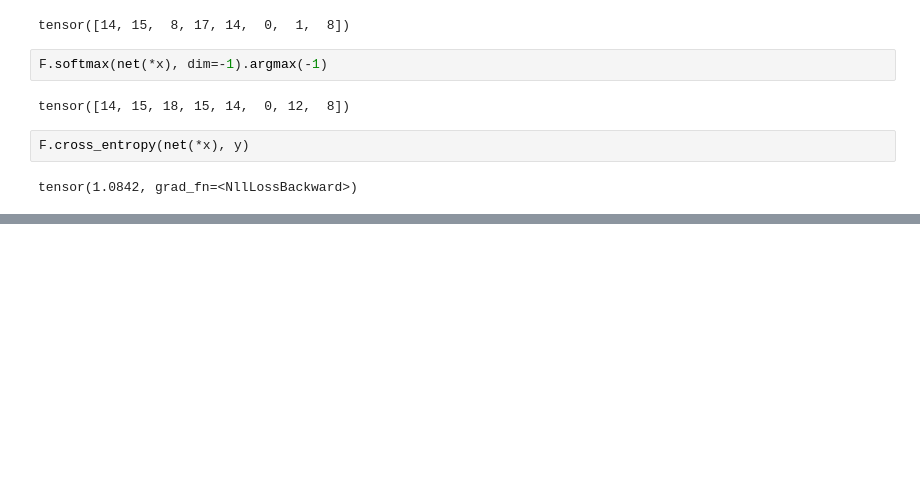
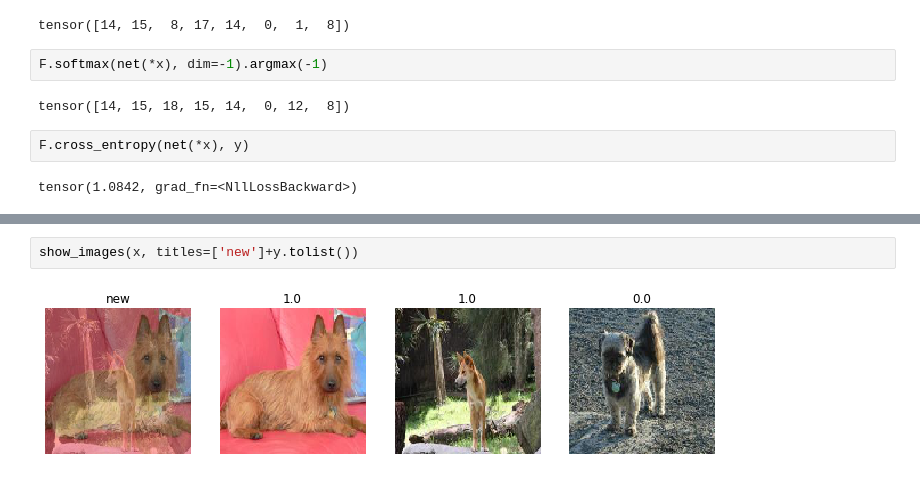
Before and after one commit to hdmamin/self-supervised-vision-exp, a Jupyter notebook: notebooks/nb03-lightning-first-test.ipynb, the cells around one changed output, grey strips where cells are left out. Saved outputs shown, nothing was run; the diff lists cells and outputs as text; blank space fills up the shorter version.

```diff
--- a/notebooks/nb03-lightning-first-test.ipynb
+++ b/notebooks/nb03-lightning-first-test.ipynb
@@ -300,0 +405,4 @@ tensor(1.0842, grad_fn=<NllLossBackward>)
+# %%
+show_images(x, titles=['new']+y.tolist())
+# %% [output]
+[figure, added]
```
Also changed, not shown: parts of 27 cells of this notebook, 3 other files.
